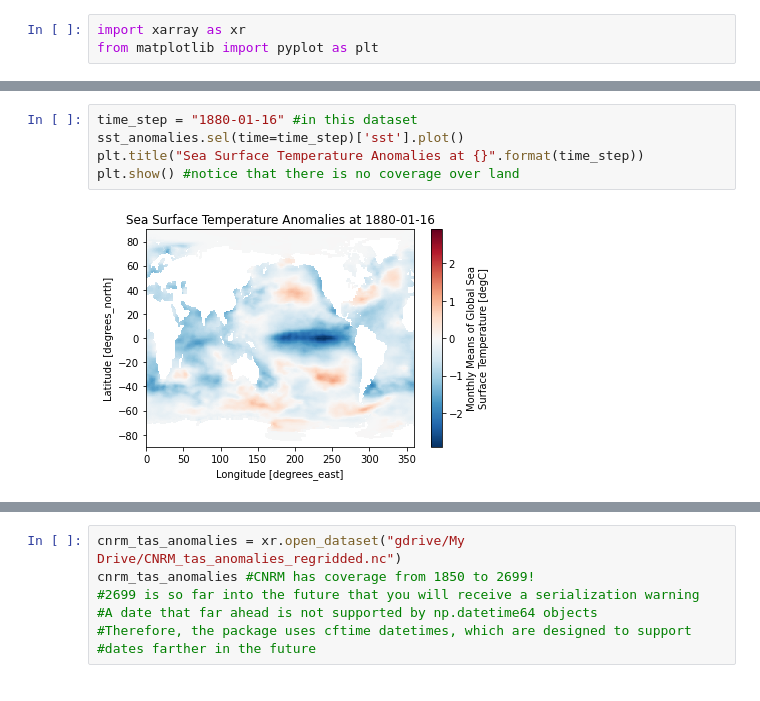
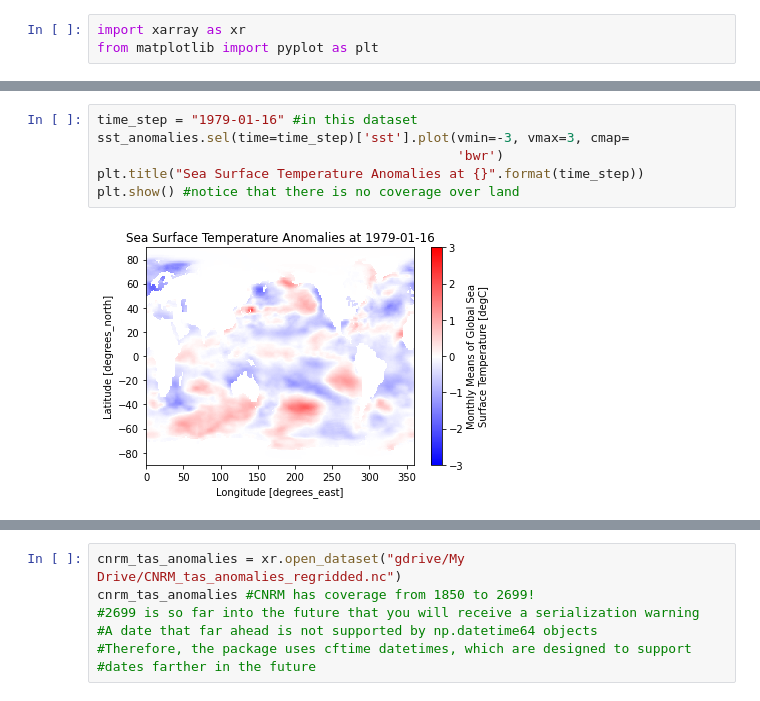
Before and after one commit to ClimateAI/ClimateAIInterview, a Jupyter notebook: ClimateAi_Interview.ipynb, the cells around one changed output, grey strips where cells are left out. Cells and saved outputs as stored; diff of their text form.

```diff
--- a/ClimateAi_Interview.ipynb
+++ b/ClimateAi_Interview.ipynb
@@ -123,10 +112,11 @@ Attributes:
 # %%
-time_step = "1880-01-16" #in this dataset
-sst_anomalies.sel(time=time_step)['sst'].plot()
+time_step = "1979-01-16" #in this dataset
+sst_anomalies.sel(time=time_step)['sst'].plot(vmin=-3, vmax=3, cmap=
+                                              'bwr')
 plt.title("Sea Surface Temperature Anomalies at {}".format(time_step))
 plt.show() #notice that there is no coverage over land
 # %% [output]
-[figure, old version]
+[figure, new version]
 # %%
 #Predictor dataset #2: Observed 2m temperature anomalies
 t2m_anomalies = xr.open_dataset("gdrive/My Drive/regridded_era_t2m_anomalies.nc")
```
Also changed, not shown: parts of 10 cells of this notebook.
